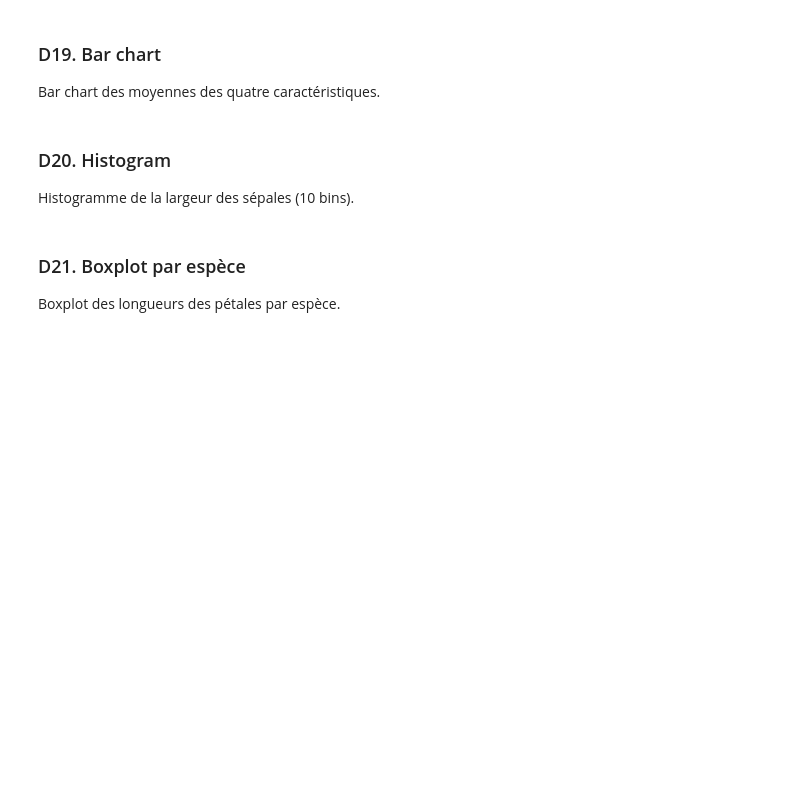
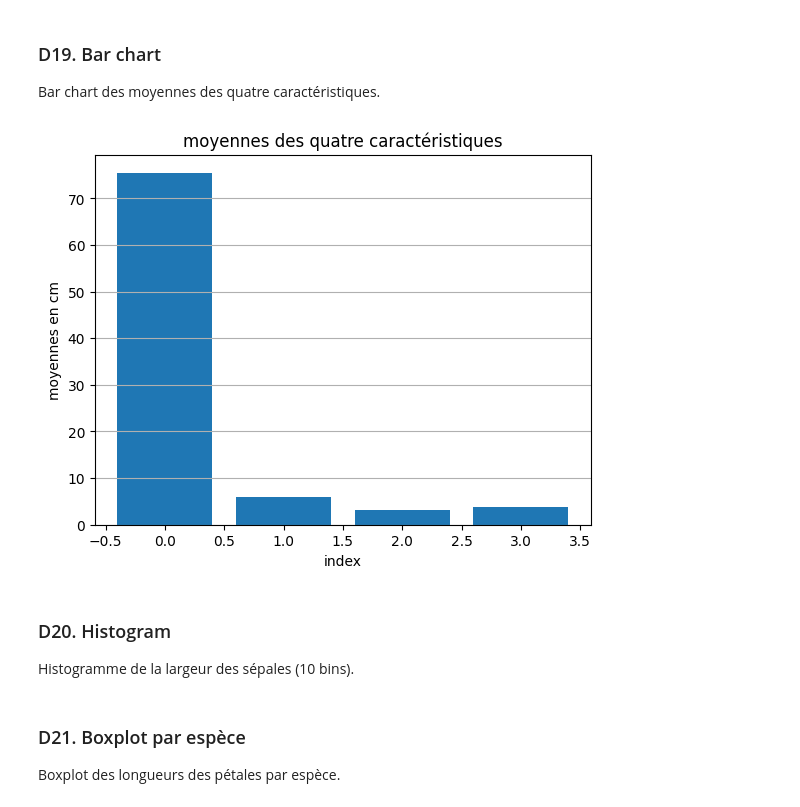
Before and after one commit to USMS-FPK-IA-GI-2025/controle-01-numpy-and-matplotlib-iris-SLebriz2002, a Jupyter notebook: notebooks/controle_numpy_matplotlib.ipynb, the cells around one changed output. Drawn from its saved outputs; the diff is of its cells as text; code cells hidden in the pictures; blank space fills up the shorter version.

```diff
--- a/notebooks/controle_numpy_matplotlib.ipynb
+++ b/notebooks/controle_numpy_matplotlib.ipynb
@@ -334,3 +350,13 @@ Bar chart des moyennes des quatre caractéristiques.
+# %%
+# Votre code ici
+plt.bar(range(4) , moy)
+plt.title("moyennes des quatre caractéristiques")
+plt.xlabel("index")
+plt.ylabel("moyennes en cm")
+plt.grid(axis ='y')
+plt.show()
+# %% [output]
+[figure, added]
 # %% [markdown]
 ### D20. Histogram
 Histogramme de la largeur des sépales (10 bins).
```
Also changed, not shown: parts of 7 cells of this notebook.
